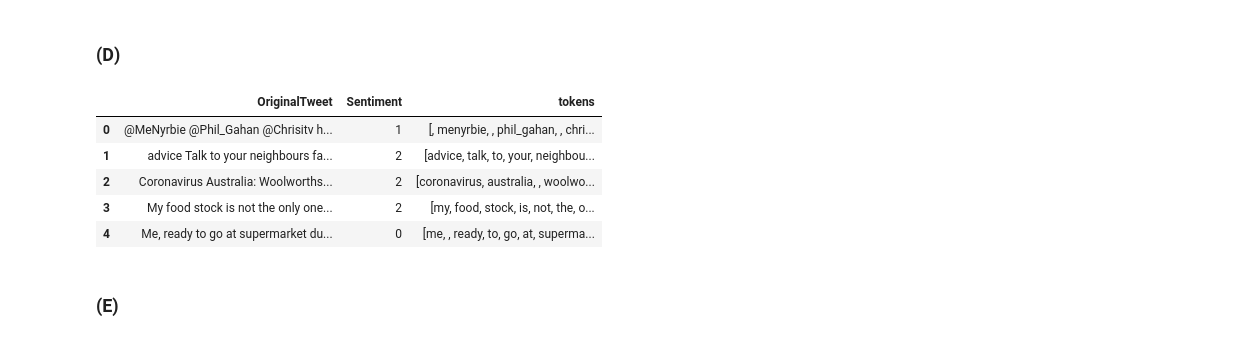
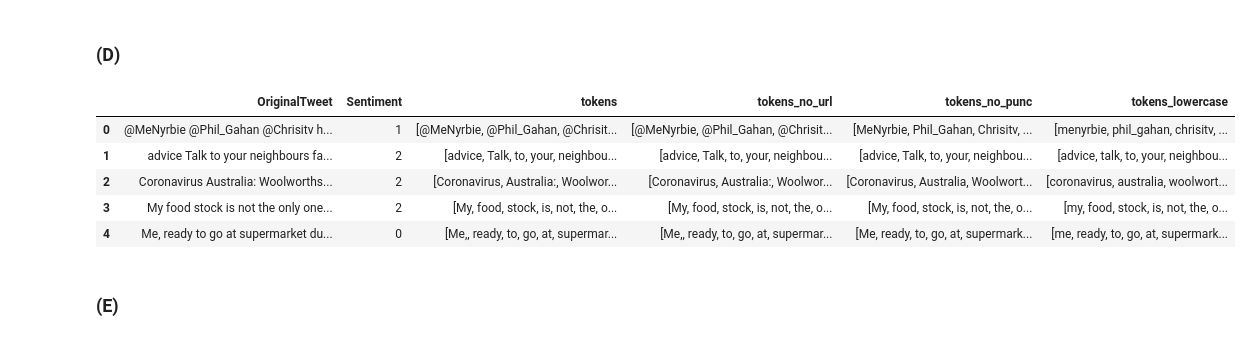
Before and after one commit to Runshi-Yang/JSC270-Final-Project, a Jupyter notebook: Assignment4.ipynb, the cells around one changed output. Drawn from its saved outputs; the diff is of its cells as text; code cells hidden in the pictures.

```diff
--- a/Assignment4.ipynb
+++ b/Assignment4.ipynb
@@ -133,20 +149,20 @@ remove_punct(test_data)
 # %%
 def lowercase(df):
   lowercase_tokens = []
-  for row in df['tokens']:
+  for row in df['tokens_no_punc']:
     lowercase_tokens.append([t.lower() for t in row])
-  df['tokens'] = lowercase_tokens
+  df['tokens_lowercase'] = lowercase_tokens
 
 lowercase(train_data)
 lowercase(test_data)
 train_data.head()
 # %% [output]
-|  | OriginalTweet | Sentiment | tokens |
-| 0 | @MeNyrbie @Phil_Gahan @Chrisitv h... | 1 | [, menyrbie, , phil_gahan, , chri... |
-| 1 | advice Talk to your neighbours fa... | 2 | [advice, talk, to, your, neighbou... |
-| 2 | Coronavirus Australia: Woolworths... | 2 | [coronavirus, australia, , woolwo... |
-| 3 | My food stock is not the only one... | 2 | [my, food, stock, is, not, the, o... |
-| 4 | Me, ready to go at supermarket du... | 0 | [me, , ready, to, go, at, superma... |
+|  | OriginalTweet | Sentiment | tokens | tokens_no_url | tokens_no_punc | tokens_lowercase |
+| 0 | @MeNyrbie @Phil_Gahan @Chrisitv h... | 1 | [@MeNyrbie, @Phil_Gahan, @Chrisit... | [@MeNyrbie, @Phil_Gahan, @Chrisit... | [MeNyrbie, Phil_Gahan, Chrisitv, ... | [menyrbie, phil_gahan, chrisitv, ... |
+| 1 | advice Talk to your neighbours fa... | 2 | [advice, Talk, to, your, neighbou... | [advice, Talk, to, your, neighbou... | [advice, Talk, to, your, neighbou... | [advice, talk, to, your, neighbou... |
+| 2 | Coronavirus Australia: Woolworths... | 2 | [Coronavirus, Australia:, Woolwor... | [Coronavirus, Australia:, Woolwor... | [Coronavirus, Australia, Woolwort... | [coronavirus, australia, woolwort... |
+| 3 | My food stock is not the only one... | 2 | [My, food, stock, is, not, the, o... | [My, food, stock, is, not, the, o... | [My, food, stock, is, not, the, o... | [my, food, stock, is, not, the, o... |
+| 4 | Me, ready to go at supermarket du... | 0 | [Me,, ready, to, go, at, supermar... | [Me,, ready, to, go, at, supermar... | [Me, ready, to, go, at, supermark... | [me, ready, to, go, at, supermark... |
 # %% [markdown]
 ### **(E)**
 # %%
```
Also changed, not shown: parts of 37 cells of this notebook.
